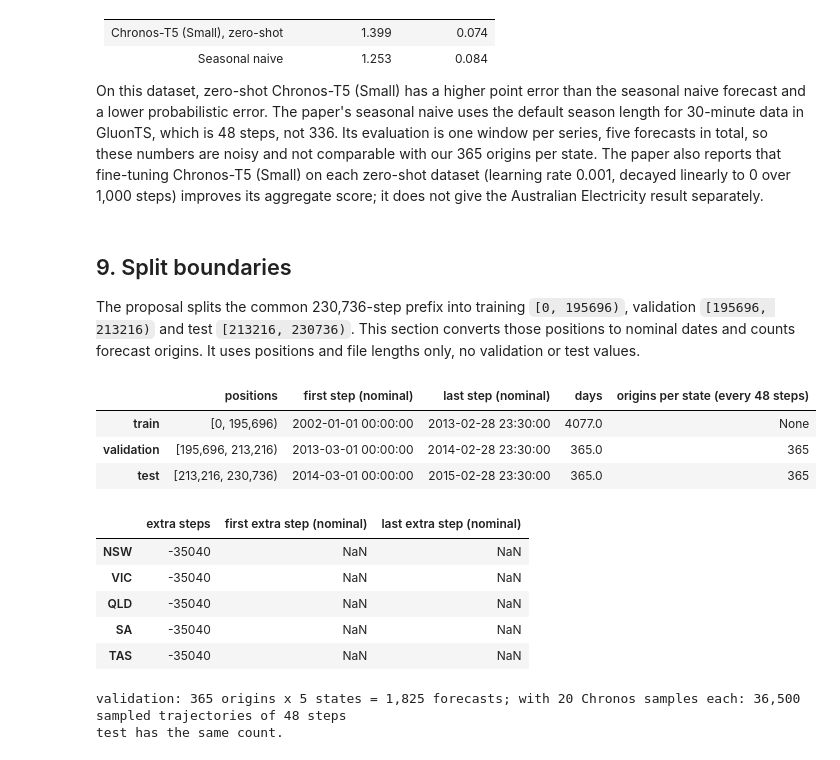
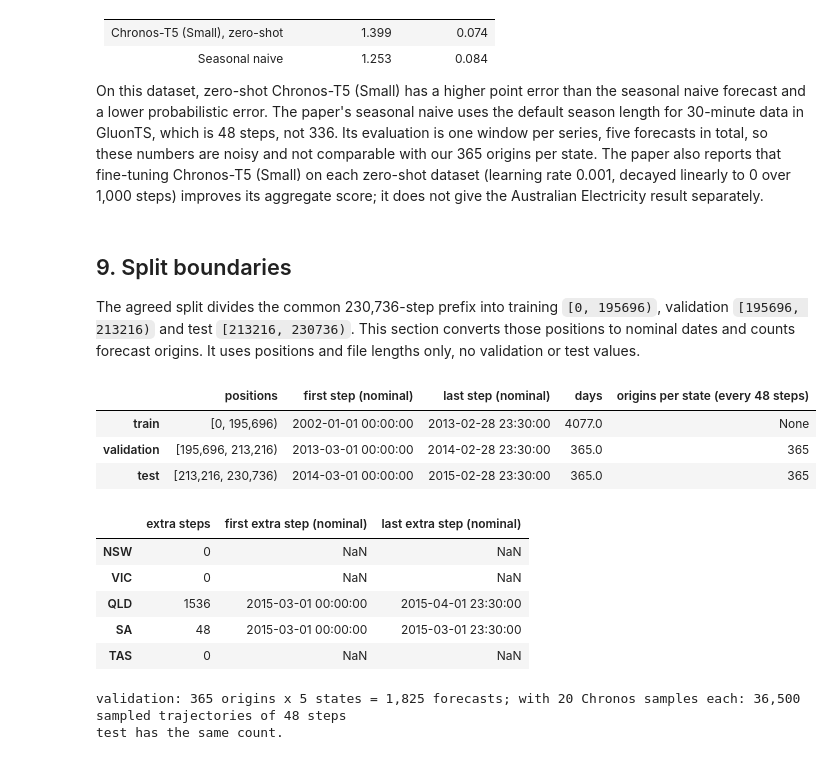
Before and after one commit to mlops-2627q1-mds-upc/MLOps_Endesa, a Jupyter notebook: notebooks/1.0-pp-demand-eda.ipynb, the cells around one changed output. Saved outputs shown, nothing was run; the diff lists cells and outputs as text; code cells hidden in the pictures.

```diff
--- a/notebooks/1.0-pp-demand-eda.ipynb
+++ b/notebooks/1.0-pp-demand-eda.ipynb
@@ -28,18 +28,22 @@ import matplotlib.pyplot as plt
 import numpy as np
 import pandas as pd
 
-from src.config import FIGURES_DIR, RAW_DATA_DIR
+from src.config import FIGURES_DIR, PROCESSED_DATA_DIR, RAW_DATA_DIR
+from src.splits import SplitConfig
 
-# DVC-tracked series from #16 (data/raw.dvc); restore them with `uv run dvc pull`.
+# DVC outputs of #16 and #17; restore them with `uv run dvc pull -r origin`.
+# Split boundaries come from params.yaml, as agreed in #5.
+CFG = SplitConfig.from_params()
 
 STEPS_PER_DAY = 48
 STEPS_PER_WEEK = 7 * STEPS_PER_DAY
-COMMON_LENGTH = 230_736  # proposed common prefix for all states
-TRAIN_END = 195_696  # proposed end of the training block (exclusive)
+COMMON_LENGTH = CFG.common_length  # 230,736: common prefix for all states
+TRAIN_END = CFG.train_end  # 195,696: end of the training block (exclusive)
+VAL_END = CFG.validation_end  # 213,216: end of the validation block (exclusive)
 NOMINAL_START = pd.Timestamp("2002-01-01 00:00")  # start string of every source record
 
 # Fixed state order and colours (validated categorical palette, slots 1-5).
-STATES = ["NSW", "VIC", "QLD", "SA", "TAS"]
+STATES = list(CFG.states)  # NSW, VIC, QLD, SA, TAS
 COLORS = dict(zip(STATES, ["#2a78d6", "#eb6834", "#1baf7a", "#eda100", "#e87ba4"]))
 
 plt.rcParams.update({
@@ -74,21 +79,22 @@ checks the values and the state mapping against the upstream files.
 # %%
+import pyarrow.parquet as pq
+
 # Observation counts per state recorded in the dataset card.
 CARD_LENGTH = {"NSW": 230_736, "VIC": 230_736, "QLD": 232_272, "SA": 230_784, "TAS": 230_736}
 
-lengths, raw = {}, {}
-for state in STATES:
-    frame = pd.read_parquet(RAW_DATA_DIR / f"{state}.parquet")
-    assert list(frame.columns) == [state], frame.columns
-    lengths[state] = len(frame)
-    raw[state] = frame[state].to_numpy(dtype=np.float64)[:TRAIN_END]  # training block only
-    del frame
+# Row counts only: the metadata holds no demand values.
+lengths = {state: pq.ParquetFile(RAW_DATA_DIR / f"{state}.parquet").metadata.num_rows for state in STATES}
+
+train = pd.read_parquet(PROCESSED_DATA_DIR / "train.parquet").astype(np.float64)
+assert list(train.columns) == STATES and len(train) == TRAIN_END, train.shape
+train.index.name = "position"
 
 checks = pd.DataFrame({
     state: {
         "observations": lengths[state],
         "beyond common prefix": lengths[state] - COMMON_LENGTH,
         "matches card": lengths[state] == CARD_LENGTH[state],
-        "training steps kept": len(raw[state]),
+        "training steps": len(train[state]),
     }
     for state in STATES
 }).T
@@ -147,7 +153,7 @@ provenance = pd.DataFrame({
         "days without 48 periods": int((calendar[state].groupby("Date").size() != STEPS_PER_DAY).sum()),
         "duplicate (day, period)": int(calendar[state].duplicated(["Date", "Period"]).sum()),
         "max |DVC - OperationalLessIndustrial| (train)": np.abs(
-            raw[state] - u["OperationalLessIndustrial"].to_numpy()
+            train[state].to_numpy() - u["OperationalLessIndustrial"].to_numpy()
         ).max(),
         "train mean OperationalLessIndustrial": u["OperationalLessIndustrial"].mean(),
         "train mean Industrial": u["Industrial"].mean(),
@@ -176,8 +182,6 @@ the mean series value. Neither file states a unit; AEMO reports operational dema
 the likely unit. This is a secondary source (a package's raw files), not AEMO's own
 documentation.
 # %%
-train = pd.DataFrame({state: raw[state][:TRAIN_END] for state in STATES})
-train.index.name = "position"
 nominal_time = NOMINAL_START + pd.to_timedelta(train.index * 30, unit="min")
 n_days = TRAIN_END // STEPS_PER_DAY
 nominal_days = pd.date_range(NOMINAL_START, periods=n_days, freq="D")
@@ -593,52 +596,51 @@ Australian Electricity result separately.
 # %% [markdown]
 ## 9. Split boundaries
 
-The proposal splits the common 230,736-step prefix into training `[0, 195696)`,
+The agreed split divides the common 230,736-step prefix into training `[0, 195696)`,
 validation `[195696, 213216)` and test `[213216, 230736)`. This section converts those
 positions to nominal dates and counts forecast origins. It uses positions and file
 lengths only, no validation or test values.
 # %%
-VAL_END = 213_216
 BLOCKS = {"train": (0, TRAIN_END), "validation": (TRAIN_END, VAL_END), "test": (VAL_END, COMMON_LENGTH)}
 
 
 def nominal(position):
     return NOMINAL_START + pd.Timedelta(minutes=30 * int(position))
 
 
 blocks = pd.DataFrame({
     name: {
         "positions": f"[{start:,}, {end:,})",
         "first step (nominal)": nominal(start),
         "last step (nominal)": nominal(end - 1),
         "days": (end - start) / STEPS_PER_DAY,
         "origins per state (every 48 steps)": (end - start) // STEPS_PER_DAY if name != "train" else None,
     }
     for name, (start, end) in BLOCKS.items()
 }).T
 display(blocks)
 
 extra = pd.DataFrame({
     state: {
-        "extra steps": str(len(raw[state]) - COMMON_LENGTH),
-        "first extra step (nominal)": nominal(COMMON_LENGTH) if len(raw[state]) > COMMON_LENGTH else None,
-        "last extra step (nominal)": nominal(len(raw[state]) - 1)
-        if len(raw[state]) > COMMON_LENGTH else None,
+        "extra steps": str(lengths[state] - COMMON_LENGTH),
+        "first extra step (nominal)": nominal(COMMON_LENGTH) if lengths[state] > COMMON_LENGTH else None,
+        "last extra step (nominal)": nominal(lengths[state] - 1)
+        if lengths[state] > COMMON_LENGTH else None,
     }
     for state in STATES
 }).T
 extra
 # %% [output]
 |  | positions | first step (nominal) | last step (nominal) | days | origins per state (every 48 steps) |
 | train | [0, 195,696) | 2002-01-01 00:00:00 | 2013-02-28 23:30:00 | 4077.0 | None |
 | validation | [195,696, 213,216) | 2013-03-01 00:00:00 | 2014-02-28 23:30:00 | 365.0 | 365 |
 | test | [213,216, 230,736) | 2014-03-01 00:00:00 | 2015-02-28 23:30:00 | 365.0 | 365 |
 |  | extra steps | first extra step (nominal) | last extra step (nominal) |
-| NSW | -35040 | NaN | NaN |
-| VIC | -35040 | NaN | NaN |
-| QLD | -35040 | NaN | NaN |
-| SA | -35040 | NaN | NaN |
-| TAS | -35040 | NaN | NaN |
+| NSW | 0 | NaN | NaN |
+| VIC | 0 | NaN | NaN |
+| QLD | 1536 | 2015-03-01 00:00:00 | 2015-04-01 23:30:00 |
+| SA | 48 | 2015-03-01 00:00:00 | 2015-03-01 23:30:00 |
+| TAS | 0 | NaN | NaN |
 # %%
 origins = (VAL_END - TRAIN_END) // STEPS_PER_DAY
 print(f"validation: {origins} origins x {len(STATES)} states = {origins * len(STATES):,} forecasts; "
```
Also changed, not shown: parts of 8 cells of this notebook.
